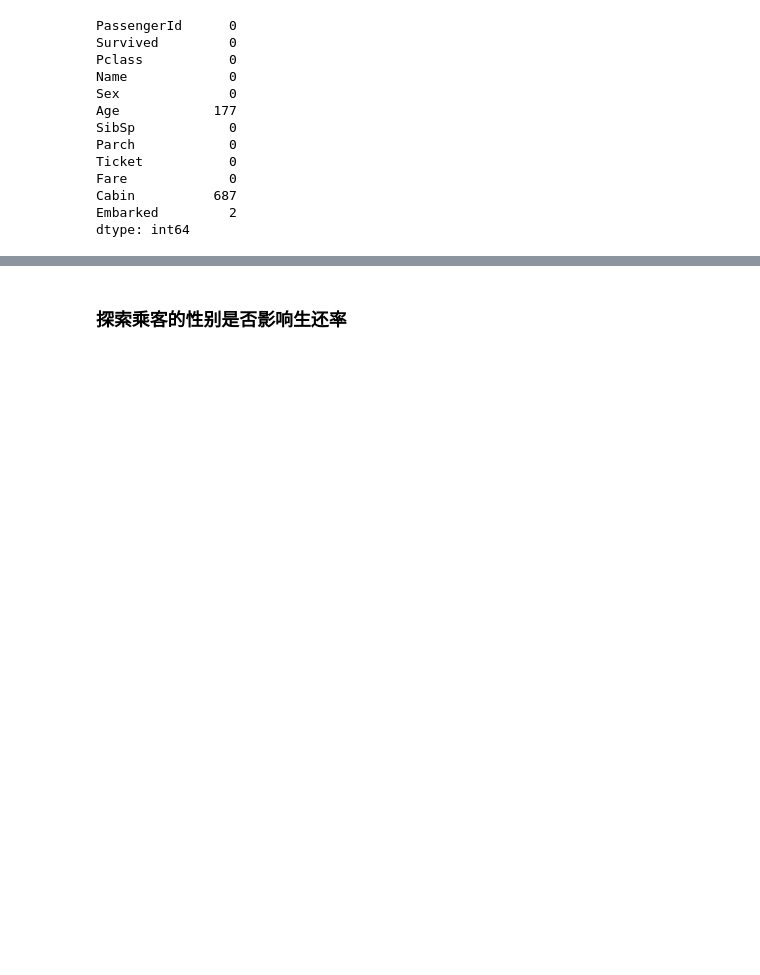
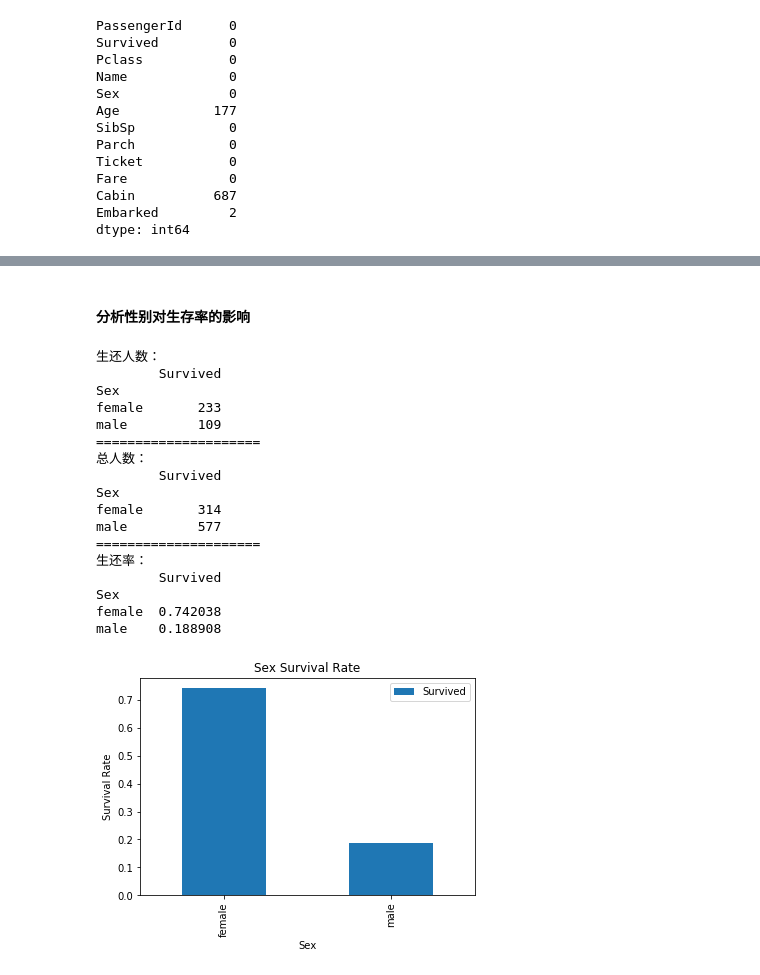
Before and after one commit to GreenWangcl/UD_ML, a Jupyter notebook: basic/p4_titanic_data_exploration/titanic_data_exploration.ipynb, the cells around one changed output, grey strips where cells are left out. Drawn from its saved outputs; the diff is of its cells as text; code cells hidden in the pictures; blank space fills up the shorter version.

```diff
--- a/basic/p4_titanic_data_exploration/titanic_data_exploration.ipynb
+++ b/basic/p4_titanic_data_exploration/titanic_data_exploration.ipynb
@@ -97,2 +112,66 @@ dtype: int64
+# %%
+# 区间分组
+def cla_section_group(n, lim):
+    return '[%d, %d)' % (lim * (n // lim), lim * (n // lim) + lim)
+
+# 对值因素的分析
+def analysis(element):
+    # 筛选数据，并删除缺失值
+    element_data = data[['Survived', element]].dropna()
+
+    # 年龄需要按照区间分组
+    if element == 'Age':
+        # 将值转换成区间值，并生成新 DataFrame
+        section_group = pd.DataFrame({
+            'element_group':[cla_section_group(section, 10) for section in element_data[element]]
+        })
+
+        # 将区间 DataFrame 与生存数据合并
+        groupby_section = pd.concat([data['Survived'], section_group], axis=1)
+
+        # 按照区间分组
+        groupby_element = groupby_section.groupby('element_group')
+    else:
+        groupby_element = element_data.groupby(element)
+
+    print "生还人数："
+    survived_groupby_element = groupby_element.sum()
+    print survived_groupby_element
+
+    print "====================="
+    print "总人数："
+    total_groupby_element = groupby_element.count()
+    print total_groupby_element
+
+    print "====================="
+    print "生还率："
+    survived_rate_element = survived_groupby_element / total_groupby_element
+    print survived_rate_element
+
+    # 直方图显示生还率
+    plt = survived_rate_element.plot(kind='bar')
+    plt.set_title(element + ' Survival Rate')
+    plt.set_ylabel('Survival Rate')
 # %% [markdown]
-### 探索乘客的性别是否影响生还率
+#### 分析性别对生存率的影响
+# %%
+analysis('Sex')
+# %% [output]
+生还人数：
+        Survived
+Sex
+female       233
+male         109
+=====================
+总人数：
+        Survived
+Sex
+female       314
+male         577
+=====================
+生还率：
+        Survived
+Sex
+female  0.742038
+male    0.188908
+[figure, added]
```
Also changed, not shown: parts of 37 cells of this notebook, 1 other file.
